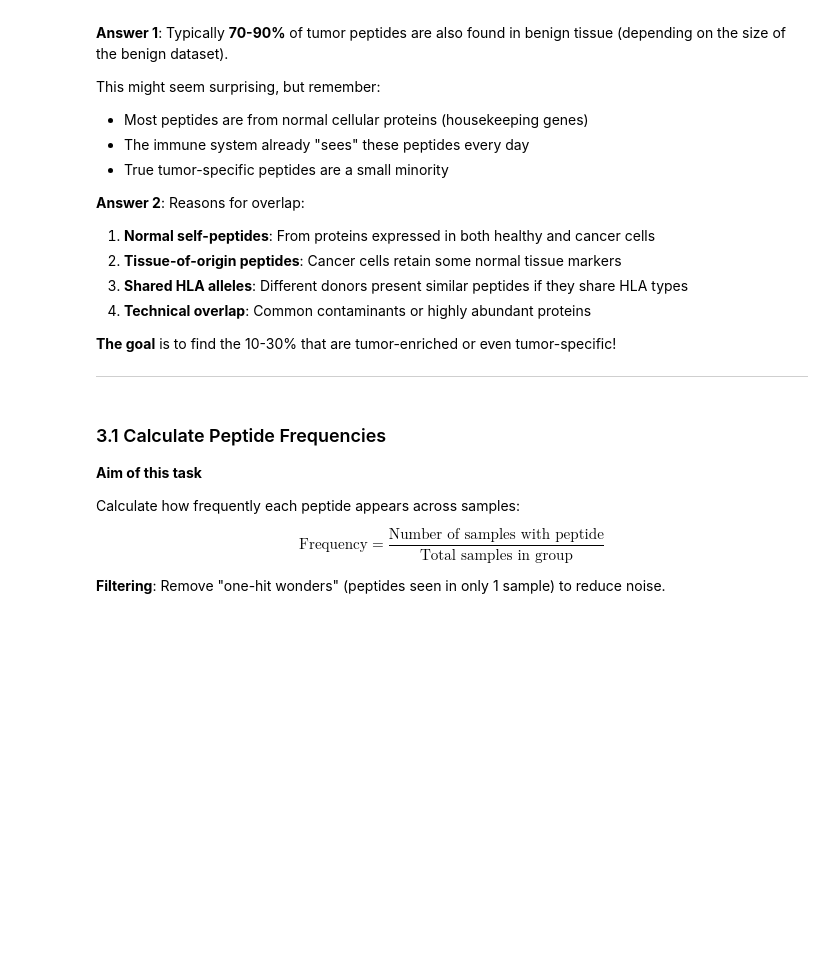
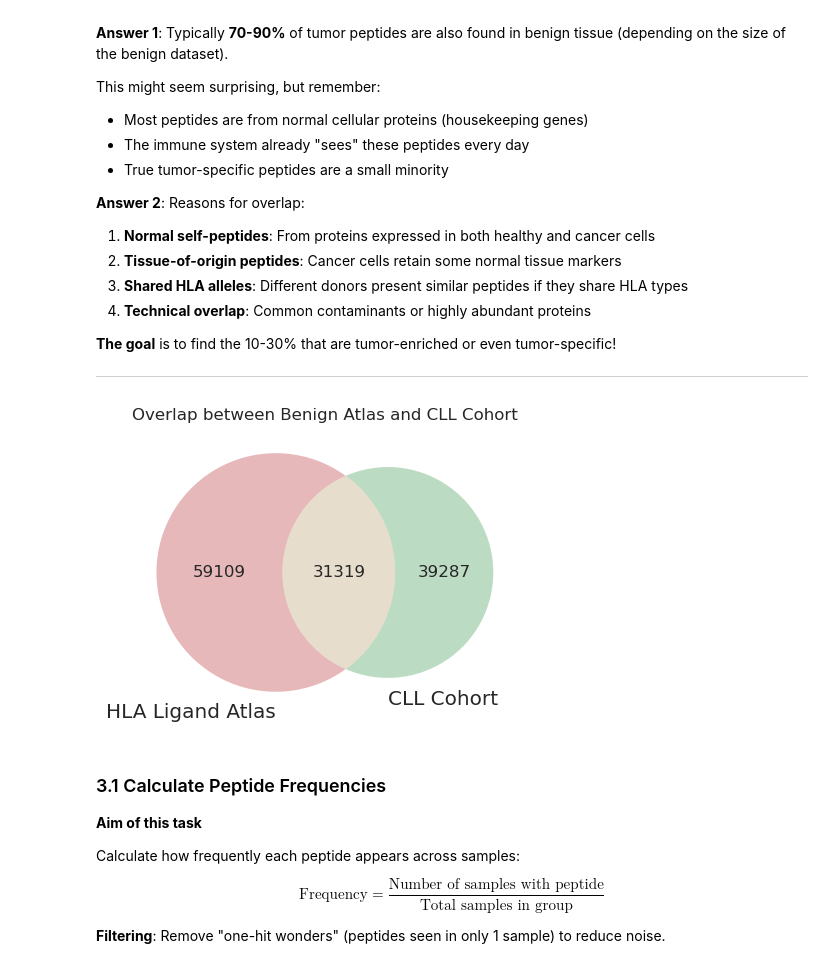
Before and after one commit to jonasscheid/eubic2026-immunopeptidomics-workshop, a Jupyter notebook: workshop-notebook.ipynb, the cells around one changed output. Cells and saved outputs as stored; diff of their text form; code cells hidden in the pictures; folded sections open; blank space fills up the shorter version.

```diff
--- a/workshop-notebook.ipynb
+++ b/workshop-notebook.ipynb
@@ -504,4 +444,5 @@ When sorted by tumor frequency, the plot resembles a waterfall cascading down.
 </details>
 # %%
 # Load CLL HLA-I data from './data/cll_warehouse_class1.tsv'
-# ...
+df_cll = pd.read_csv('./data/cll_warehouse_class1.tsv', sep='\t')
+df_cll.head()
@@ -510,0 +456,6 @@ When sorted by tumor frequency, the plot resembles a waterfall cascading down.
+# %%
+# Get the HLA Ligand Atlas for HLA-I peptides and compare with CLL cohort peptides
+atlas_peptides = set(df_class1['peptide_sequence'])
+cll_peptides = set(df_cll['sequence'])
+print(f'Atlas Class I Unique Peptides: {len(atlas_peptides)}')
+print(f'CLL Cohort Unique Peptides: {len(cll_peptides)}')
@@ -542,6 +496,12 @@ This might seem surprising, but remember:
 ---
 # %%
 # Plot venn diagram of HLA Ligand Atlas and CLL Cohohrt
+plt.figure(figsize=(5, 5))
+venn2([atlas_peptides, cll_peptides], set_labels=('HLA Ligand Atlas', 'CLL Cohort'))
+plt.title('Overlap between Benign Atlas and CLL Cohort')
+plt.show()
+# %% [output]
+[figure, added]
 # %% [markdown]
 ### 3.1 Calculate Peptide Frequencies
 
```
Also changed, not shown: parts of 34 cells of this notebook.
